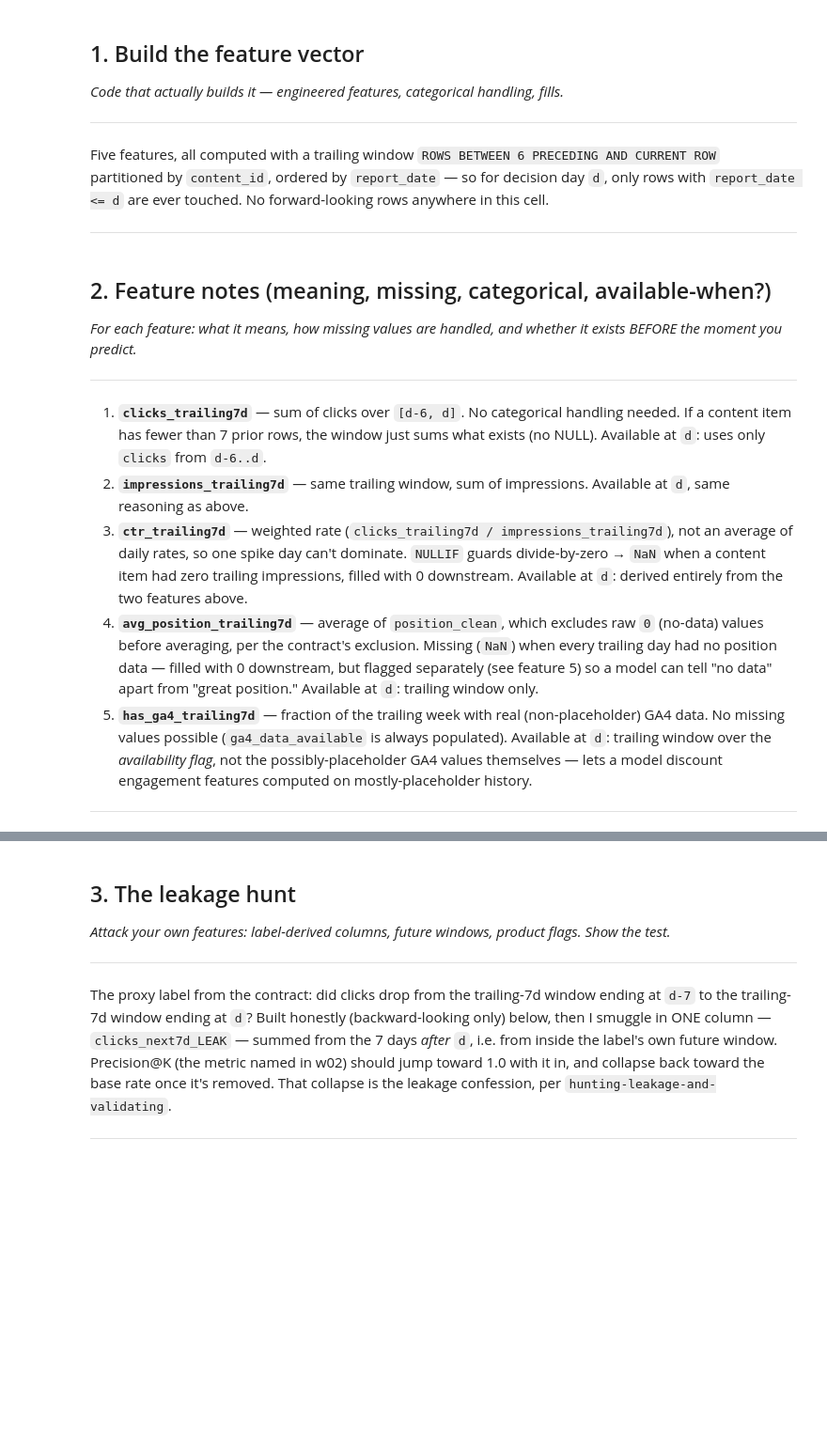
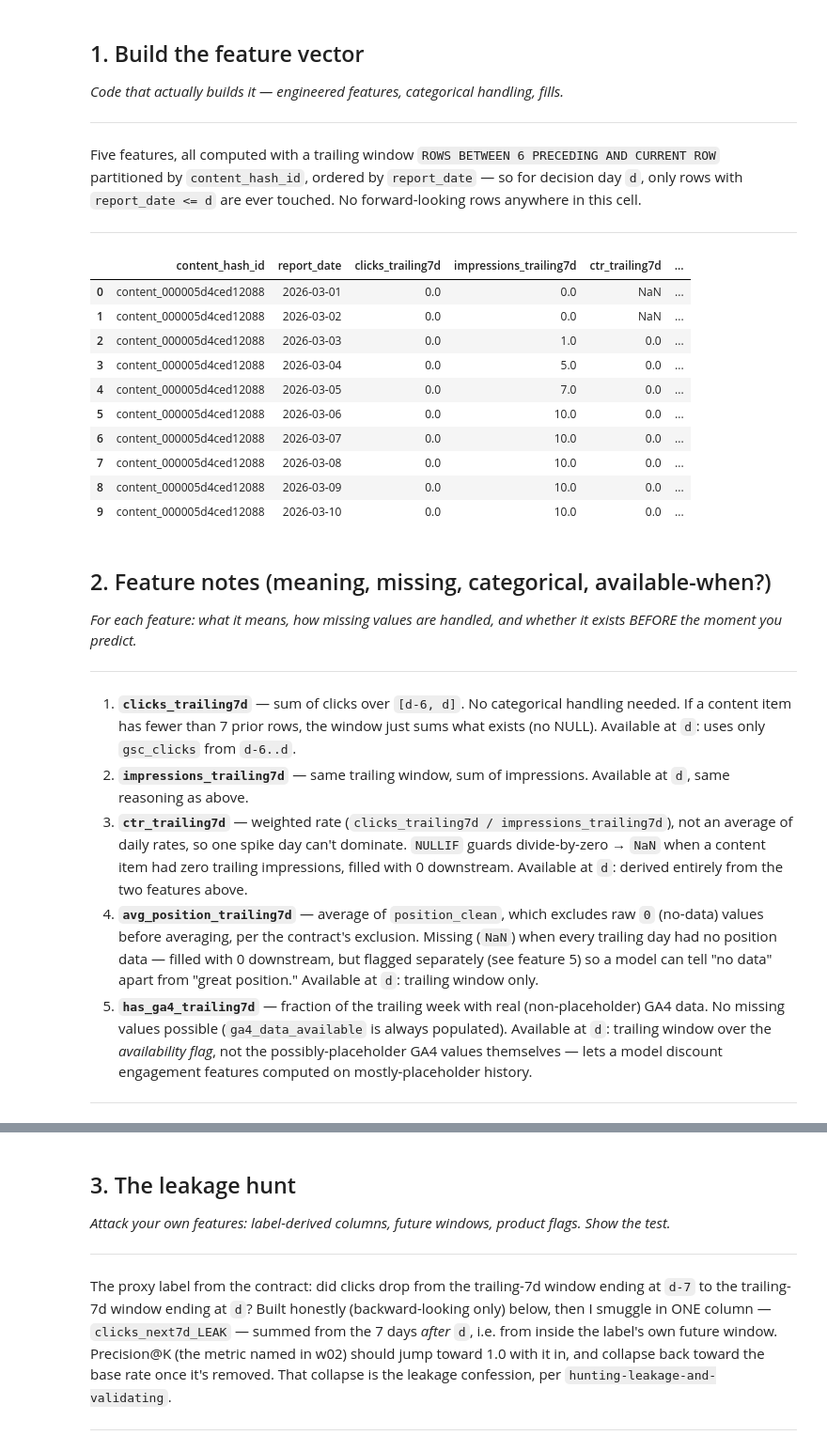
Before and after one commit to abuhussein1504/flyrank-ml-internship-starter, a Jupyter notebook: work/notebooks/w03_feature_leakage_check.ipynb, the cells around one changed output, grey strips where cells are left out. Shown at 94% size. Drawn from its saved outputs; the diff is of its cells as text; code cells hidden in the pictures; blank space fills up the shorter version.

```diff
--- a/work/notebooks/w03_feature_leakage_check.ipynb
+++ b/work/notebooks/w03_feature_leakage_check.ipynb
@@ -41,7 +42,7 @@ print("connected, working dir:", os.getcwd())
 ---
 
 Five features, all computed with a trailing window `ROWS BETWEEN 6 PRECEDING AND CURRENT ROW`
-partitioned by `content_id`, ordered by `report_date` — so for decision day `d`, only rows with
+partitioned by `content_hash_id`, ordered by `report_date` — so for decision day `d`, only rows with
 `report_date <= d` are ever touched. No forward-looking rows anywhere in this cell.
 
 ---
@@ -49,50 +50,62 @@ partitioned by `content_id`, ordered by `report_date` — so for decision day `d
 features = con.sql(f"""
     WITH base AS (
         SELECT
-            f.content_id,
+            f.content_hash_id,
             f.report_date,
-            f.clicks,
-            f.impressions,
+            f.gsc_clicks,
+            f.gsc_impressions,
             CASE WHEN f.gsc_avg_position > 0 THEN f.gsc_avg_position END AS position_clean,
             f.ga4_data_available
         FROM {FACT} f
     )
     SELECT
-        content_id,
+        content_hash_id,
         report_date,
 
-        SUM(clicks) OVER (
-            PARTITION BY content_id ORDER BY report_date
+        SUM(gsc_clicks) OVER (
+            PARTITION BY content_hash_id ORDER BY report_date
             ROWS BETWEEN 6 PRECEDING AND CURRENT ROW
         ) AS clicks_trailing7d,
 
-        SUM(impressions) OVER (
-            PARTITION BY content_id ORDER BY report_date
+        SUM(gsc_impressions) OVER (
+            PARTITION BY content_hash_id ORDER BY report_date
             ROWS BETWEEN 6 PRECEDING AND CURRENT ROW
         ) AS impressions_trailing7d,
 
-        SUM(clicks) OVER (
-            PARTITION BY content_id ORDER BY report_date
+        SUM(gsc_clicks) OVER (
+            PARTITION BY content_hash_id ORDER BY report_date
             ROWS BETWEEN 6 PRECEDING AND CURRENT ROW
-        ) * 1.0 / NULLIF(SUM(impressions) OVER (
-            PARTITION BY content_id ORDER BY report_date
+        ) * 1.0 / NULLIF(SUM(gsc_impressions) OVER (
+            PARTITION BY content_hash_id ORDER BY report_date
             ROWS BETWEEN 6 PRECEDING AND CURRENT ROW
         ), 0) AS ctr_trailing7d,
 
         AVG(position_clean) OVER (
-            PARTITION BY content_id ORDER BY report_date
+            PARTITION BY content_hash_id ORDER BY report_date
             ROWS BETWEEN 6 PRECEDING AND CURRENT ROW
         ) AS avg_position_trailing7d,
 
         AVG(CASE WHEN ga4_data_available IS TRUE THEN 1.0 ELSE 0 END) OVER (
-            PARTITION BY content_id ORDER BY report_date
+            PARTITION BY content_hash_id ORDER BY report_date
             ROWS BETWEEN 6 PRECEDING AND CURRENT ROW
         ) AS has_ga4_trailing7d
 
     FROM base
-    ORDER BY content_id, report_date
+    ORDER BY content_hash_id, report_date
 """).df()
 features.head(10)
+# %% [output]
+|  | content_hash_id | report_date | clicks_trailing7d | impressions_trailing7d | ctr_trailing7d | ... |
+| 0 | content_000005d4ced12088 | 2026-03-01 | 0.0 | 0.0 | NaN | ... |
+| 1 | content_000005d4ced12088 | 2026-03-02 | 0.0 | 0.0 | NaN | ... |
+| 2 | content_000005d4ced12088 | 2026-03-03 | 0.0 | 1.0 | 0.0 | ... |
+| 3 | content_000005d4ced12088 | 2026-03-04 | 0.0 | 5.0 | 0.0 | ... |
+| 4 | content_000005d4ced12088 | 2026-03-05 | 0.0 | 7.0 | 0.0 | ... |
+| 5 | content_000005d4ced12088 | 2026-03-06 | 0.0 | 10.0 | 0.0 | ... |
+| 6 | content_000005d4ced12088 | 2026-03-07 | 0.0 | 10.0 | 0.0 | ... |
+| 7 | content_000005d4ced12088 | 2026-03-08 | 0.0 | 10.0 | 0.0 | ... |
+| 8 | content_000005d4ced12088 | 2026-03-09 | 0.0 | 10.0 | 0.0 | ... |
+| 9 | content_000005d4ced12088 | 2026-03-10 | 0.0 | 10.0 | 0.0 | ... |
 # %% [markdown]
 ## 2. Feature notes (meaning, missing, categorical, available-when?)
 
@@ -102,7 +115,7 @@ features.head(10)
 
 1. **`clicks_trailing7d`** — sum of clicks over `[d-6, d]`. No categorical handling needed. If a
    content item has fewer than 7 prior rows, the window just sums what exists (no NULL). Available
-   at `d`: uses only `clicks` from `d-6..d`.
+   at `d`: uses only `gsc_clicks` from `d-6..d`.
 2. **`impressions_trailing7d`** — same trailing window, sum of impressions. Available at `d`, same
    reasoning as above.
 3. **`ctr_trailing7d`** — weighted rate (`clicks_trailing7d / impressions_trailing7d`), not an
```
Also changed, not shown: parts of 5 cells of this notebook.
